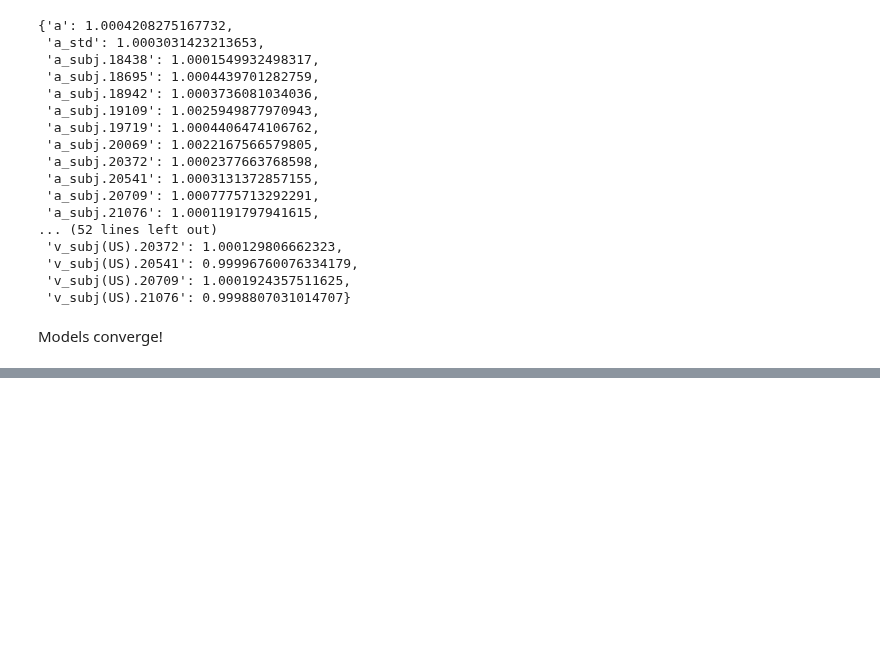
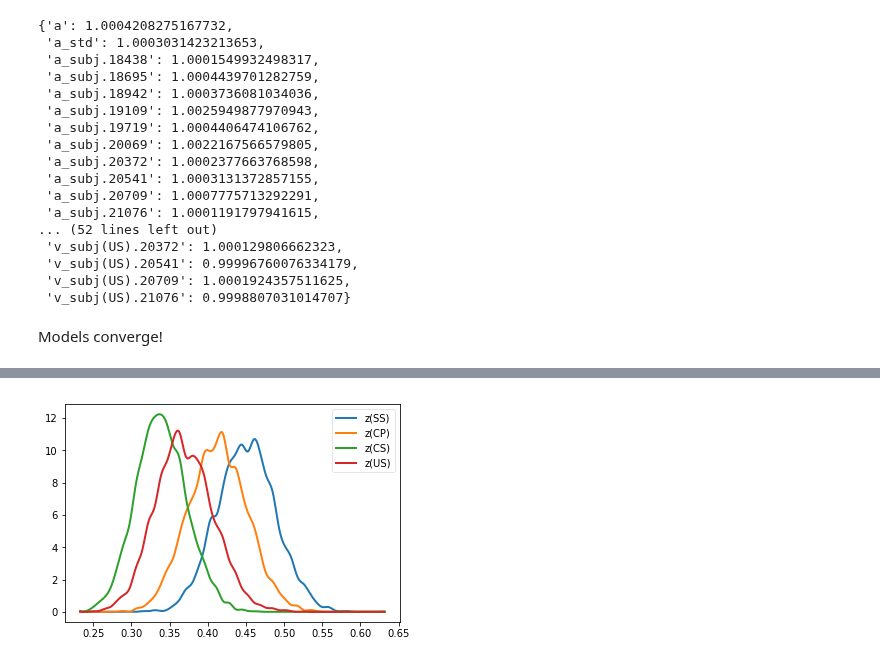
Before and after one commit to CPernet/LanguageDecision, a Jupyter notebook: develop/2017-06-24-ddm-patient-data.ipynb, the cells around one changed output, grey strips where cells are left out. Saved outputs shown, nothing was run; the diff lists cells and outputs as text; code cells hidden in the pictures; blank space fills up the shorter version.

```diff
--- a/develop/2017-06-24-ddm-patient-data.ipynb
+++ b/develop/2017-06-24-ddm-patient-data.ipynb
@@ -156,0 +237,6 @@ Models converge!
+# %%
+z_bSS, z_bCP, z_bCS, z_bUS = model_bias.nodes_db.node[['z(SS)', 'z(CP)', 'z(CS)', 'z(US)']]
+
+hddm.analyze.plot_posterior_nodes([z_bSS, z_bCP, z_bCS, z_bUS])
+# %% [output]
+[figure, added]
```
Also changed, not shown: parts of 10 cells of this notebook, 1 other file.
